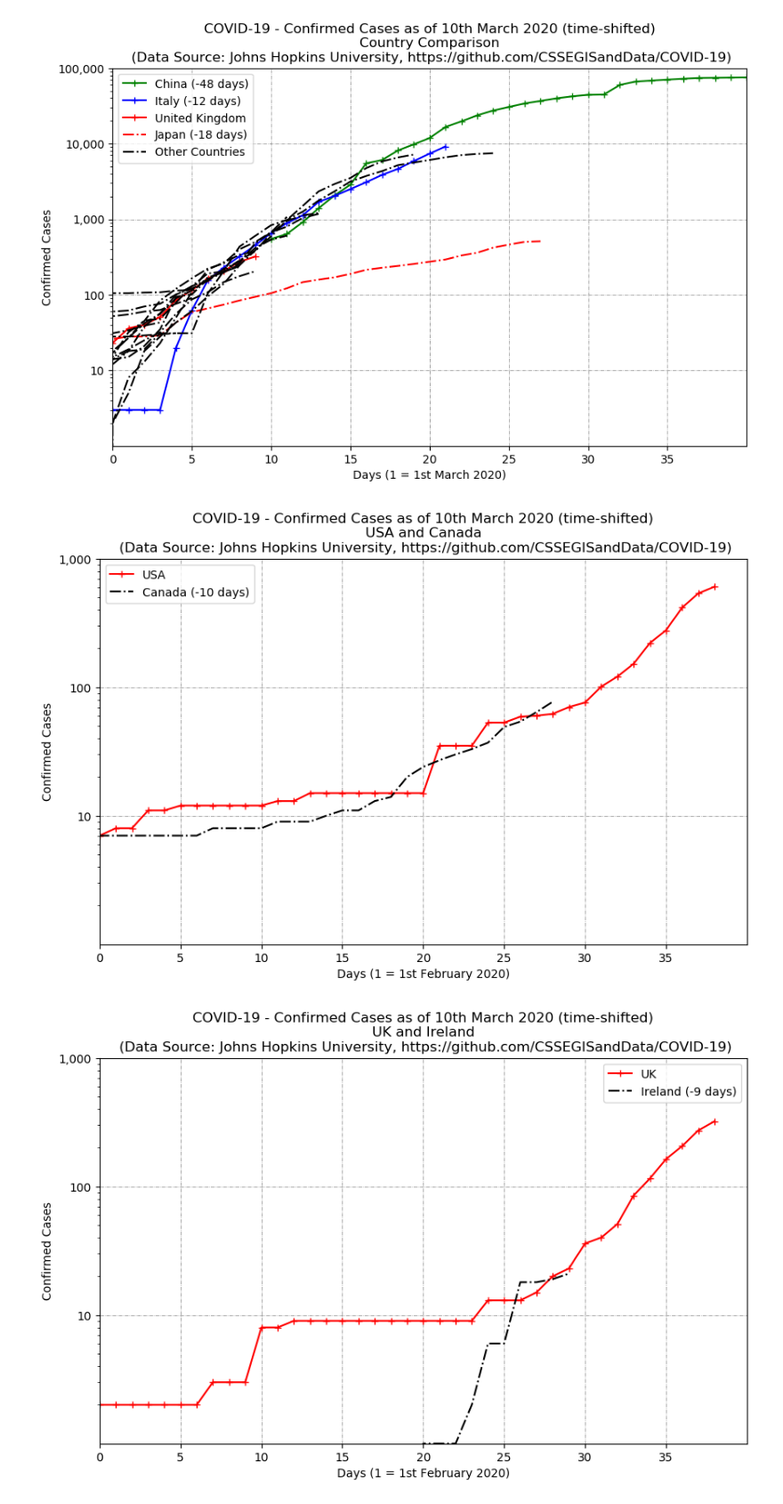
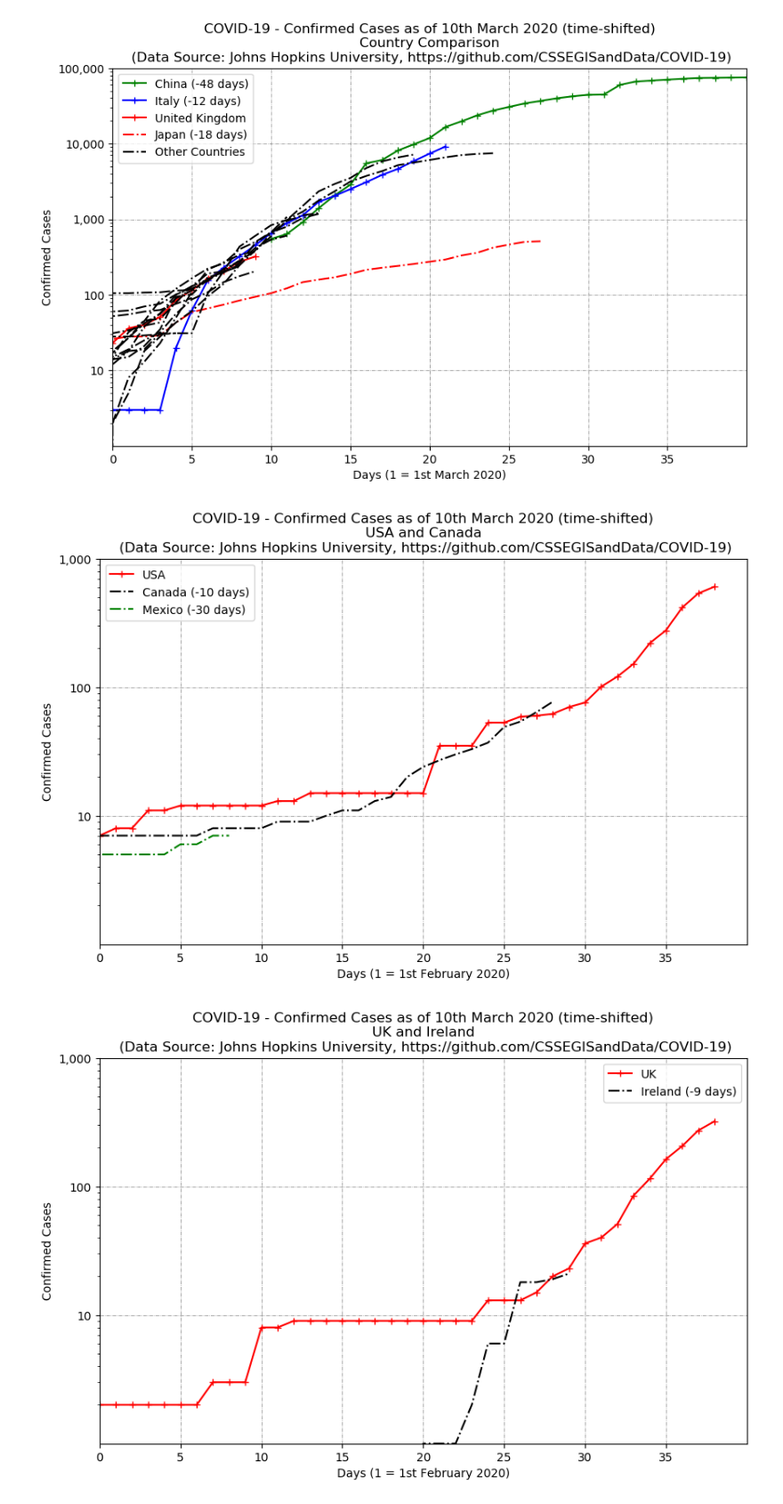
Before and after one commit to hywelowen/coronavirusgraphs, a Jupyter notebook: coronavirus.ipynb, the cells around one changed output. Shown at 89% size. Saved outputs shown, nothing was run; the diff lists cells and outputs as text; code cells hidden in the pictures.

```diff
--- a/coronavirus.ipynb
+++ b/coronavirus.ipynb
@@ -186,6 +186,7 @@ df_cases_japan = [covid_confirmed_df[covid_confirmed_df["Country/Region"]=="Japa
 df_cases_norway = [covid_confirmed_df[covid_confirmed_df["Country/Region"]=="Norway"].values[:,i].sum() for i in range(4,number_of_csv_columns)]
 df_cases_canada = [covid_confirmed_df[covid_confirmed_df["Country/Region"]=="Canada"].values[:,i].sum() for i in range(4,number_of_csv_columns)]
 df_cases_ireland = [covid_confirmed_df[covid_confirmed_df["Country/Region"]=="Ireland"].values[:,i].sum() for i in range(4,number_of_csv_columns)]
+df_cases_mexico = [covid_confirmed_df[covid_confirmed_df["Country/Region"]=="Mexico"].values[:,i].sum() for i in range(4,number_of_csv_columns)]
 
 # Some countries are spread over several rows
 df_cases_australia = [covid_confirmed_df[covid_confirmed_df["Country/Region"]=="Australia"].values[:,i].sum() for i in range(4,number_of_csv_columns)]
@@ -216,6 +217,8 @@ df_deaths_japan = [covid_deaths_df[covid_deaths_df["Country/Region"]=="Japan"].v
 df_deaths_norway = [covid_deaths_df[covid_deaths_df["Country/Region"]=="Norway"].values[:,i].sum() for i in range(4,number_of_csv_columns)]
 df_deaths_canada = [covid_deaths_df[covid_deaths_df["Country/Region"]=="Canada"].values[:,i].sum() for i in range(4,number_of_csv_columns)]
 df_deaths_ireland = [covid_deaths_df[covid_deaths_df["Country/Region"]=="Ireland"].values[:,i].sum() for i in range(4,number_of_csv_columns)]
+df_deaths_mexico = [covid_deaths_df[covid_deaths_df["Country/Region"]=="Mexico"].values[:,i].sum() for i in range(4,number_of_csv_columns)]
+
 
 # Some countries are spread over several rows
 df_deaths_australia = [covid_deaths_df[covid_deaths_df["Country/Region"]=="Australia"].values[:,i].sum() for i in range(4,number_of_csv_columns)]
@@ -310,23 +313,24 @@ plt.savefig("coronaviruscases_all.png")
 # %%
 # Confirmed Cases
 plt.figure(figsize=(10,6))
 plt.plot(29+covid_confirmed_days,df_cases_us,'r+-')
 plt.plot(29+covid_confirmed_days-10,df_cases_canada,'k-.')
+plt.plot(29+covid_confirmed_days-30,df_cases_mexico,'g-.')
 #plt.plot(covid_confirmed_days+48,df_cases_world,'+-.')
 plt.grid(linestyle='-.', linewidth='0.5', color='gray')
 plt.yscale('log')
 plt.ylim(1,1e3)
 plt.xlim(0,40)
 plt.xticks(np.arange(0,40,5))
 plt.yticks([10,100,1000],['10','100','1,000'])
 plt.xlabel('Days (1 = 1st February 2020)')
 plt.ylabel('Confirmed Cases')
 #plt.legend(['Italy (-12dy)','Germany (-4dy)','France (-4dy)','USA (-2dy)','S. Korea (-15dy)','China (-48dy)','Iran (-10dy)','India (+2dy)','United Kingdom'])
-plt.legend(['USA', 'Canada (-10 days)'])
+plt.legend(['USA', 'Canada (-10 days)','Mexico (-30 days)'])
 plt.title('COVID-19 - Confirmed Cases as of 10th March 2020 (time-shifted)\nUSA and Canada\n (Data Source: Johns Hopkins University, https://github.com/CSSEGISandData/COVID-19)')
 plt.savefig("coronaviruscases_uscanada.png")
 # %% [output]
-[figure, old version]
+[figure, new version]
 # %%
 # Confirmed Cases
 plt.figure(figsize=(10,6))
```
Also changed, not shown: parts of 9 cells of this notebook, 6 other files.
